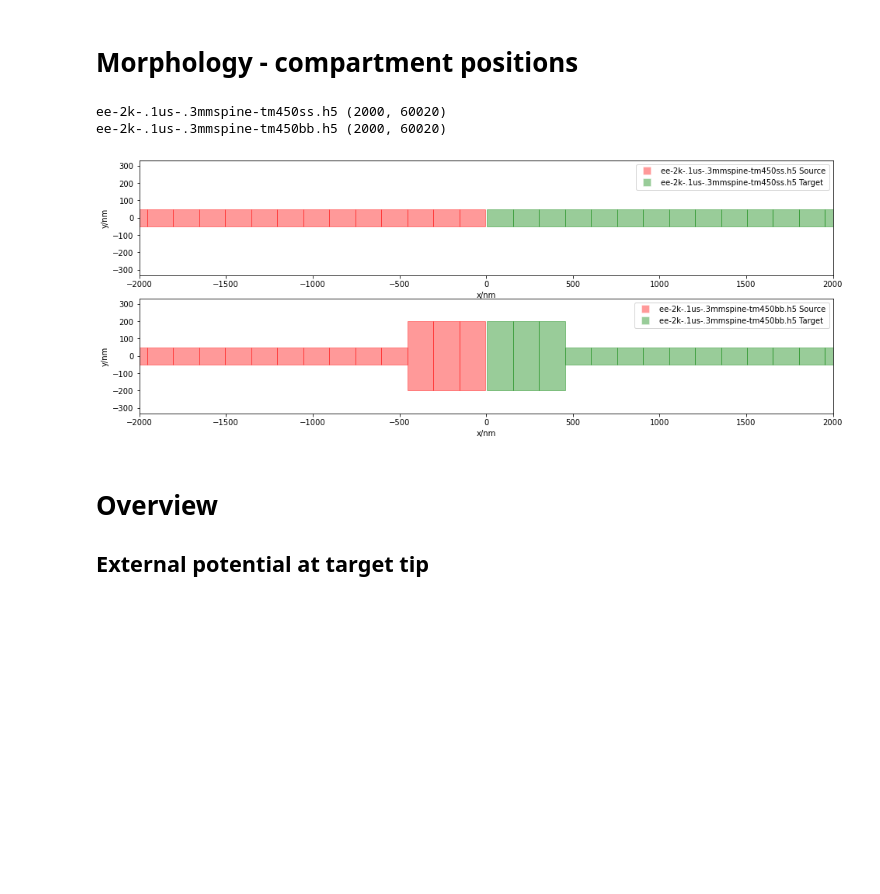
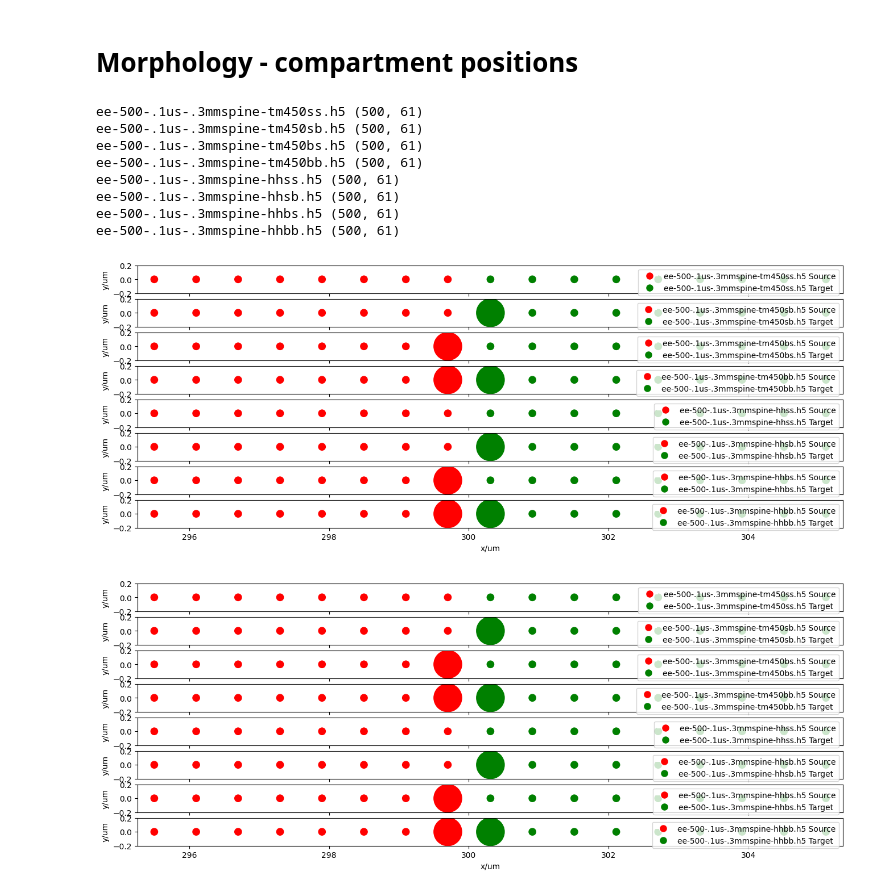
Before and after one commit to moritz-s/Pyoelectricity, a Jupyter notebook: end-end-plots.ipynb, the cells around one changed output. Saved outputs shown, nothing was run; the diff lists cells and outputs as text; code cells hidden in the pictures; blank space fills up the shorter version.

```diff
--- a/end-end-plots.ipynb
+++ b/end-end-plots.ipynb
@@ -40,0 +48,8 @@ Loading  ee-2k-.1us-.3mmspine-hhbb.h5
+# %%
+for result_file in result_filenames:
+    result = pel.get_result(datapath+result_file, downsampling_factor=100000)
+    try:
+        print(result['source_params']['trelax'], end=' ')
+        print(result_file, result['source_v'].shape)
+    except KeyError:
+        pass
@@ -41,54 +69,39 @@ Loading  ee-2k-.1us-.3mmspine-hhbb.h5
 # %% [markdown]
 # Morphology - compartment positions
 # %%
-fig, axs = plt.subplots(2, 1, figsize=(16,6))
-
-nm = br.nmeter
-
-for result_file, ax in zip(e_result_filenames[:2], axs):
-    result = e_results[result_file]
+fig, axs = plt.subplots(len(result_filenames), 1, figsize=(16,6))
+for result_file, ax in zip(result_filenames, axs):
+    result = pel.get_result(datapath+result_file, downsampling_factor=1000)
     print(result_file, result['source_v'].shape)
 
-    source_patchs = []
-    dx = (result['source_x'][1]-result['source_x'][0])/nm
-    x0 = (result['source_x'][-1] + result['target_x'][0])/2/nm
-    for x, y, d in zip(result['source_x']/nm -x0,
-                       result['source_y']/nm,
-                       result['source_d']/nm):
-        x_off = dx/2
-        y_off = d/2
-        source_patchs.append(plt.Rectangle((x-x_off, y-y_off), dx, d) )
-    ax.add_collection(mpl.collections.PatchCollection(source_patchs, color='red', alpha=0.4, label="Source"))
+    source_patchs = [plt.Circle((x, y), d/2.0) for x, y, d in zip(
+        result['source_x']/um, result['source_y']/um, result['source_d']/um)]
+    ax.add_collection(mpl.collections.PatchCollection(source_patchs, color='red', label="Source"))
 
-    target_patchs = []
-    dx = (result['target_x'][1]-result['target_x'][0])/nm
-    for x, y, d in zip(result['target_x']/nm -x0,
-                       result['target_y']/nm,
-                       result['target_d']/nm):
-        x_off = dx/2
-        y_off = d/2
-        target_patchs.append(plt.Rectangle((x-x_off, y-y_off), dx, d) )
-    ax.add_collection(mpl.collections.PatchCollection(target_patchs, color='green', alpha=0.4, label="Target"))
+    target_patchs = [plt.Circle((x, y), d/2.0) for x, y, d in zip(
+        result['target_x']/um, result['target_y']/um, result['target_d']/um)]
+    u = mpl.collections.PatchCollection(target_patchs, color='green', label='Target')
+    ax.add_collection(u)
 
     ax.axis('equal')
-    #ax.set_xlim(result['source_x'][-1]/nm - 2 , result['target_x'][1]/nm +2)
-    ax.set_xlim(-2000 , 2000)
-    ax.set_ylim(-300, 300)
-    ax.set_xlabel('x/nm')
-    ax.set_ylabel('y/nm')
-    legend_elements = [mpl.lines.Line2D([0], [0], marker='s', color='w',
-                                        markerfacecolor='red', markersize=10,
-                                        alpha=0.4, label=result_file+' Source'),
-                       mpl.lines.Line2D([0], [0], marker='s', color='w',
-                                        markerfacecolor='green', markersize=10,
-                                        alpha=0.4, label=result_file+' Target')]
+    ax.set_xlim(result['source_x'][-1]/um - 2 , result['target_x'][1]/um +2)
+    ax.set_ylim(-.2, .2)
+    ax.set_xlabel('x/um')
+    ax.set_ylabel('y/um')
+    legend_elements = [mpl.lines.Line2D([0], [0], marker='o', color='w',
+                                        markerfacecolor='red', markersize=10, label=result_file+' Source'),
+                       mpl.lines.Line2D([0], [0], marker='o', color='w',
+                                        markerfacecolor='green', markersize=10, label=result_file+' Target')]
     ax.legend(handles=legend_elements)
-
 plt.show()
 # %% [output]
-ee-2k-.1us-.3mmspine-tm450ss.h5 (2000, 60020)
-ee-2k-.1us-.3mmspine-tm450bb.h5 (2000, 60020)
+ee-500-.1us-.3mmspine-tm450ss.h5 (500, 61)
+ee-500-.1us-.3mmspine-tm450sb.h5 (500, 61)
+ee-500-.1us-.3mmspine-tm450bs.h5 (500, 61)
+ee-500-.1us-.3mmspine-tm450bb.h5 (500, 61)
+ee-500-.1us-.3mmspine-hhss.h5 (500, 61)
+ee-500-.1us-.3mmspine-hhsb.h5 (500, 61)
+ee-500-.1us-.3mmspine-hhbs.h5 (500, 61)
+ee-500-.1us-.3mmspine-hhbb.h5 (500, 61)
-[figure, old version]
+[figure, new version]
+[figure, added]
-# %% [markdown]
-# Overview
-## External potential at target tip
```
Also changed, not shown: parts of 41 cells of this notebook, 9 other files.
